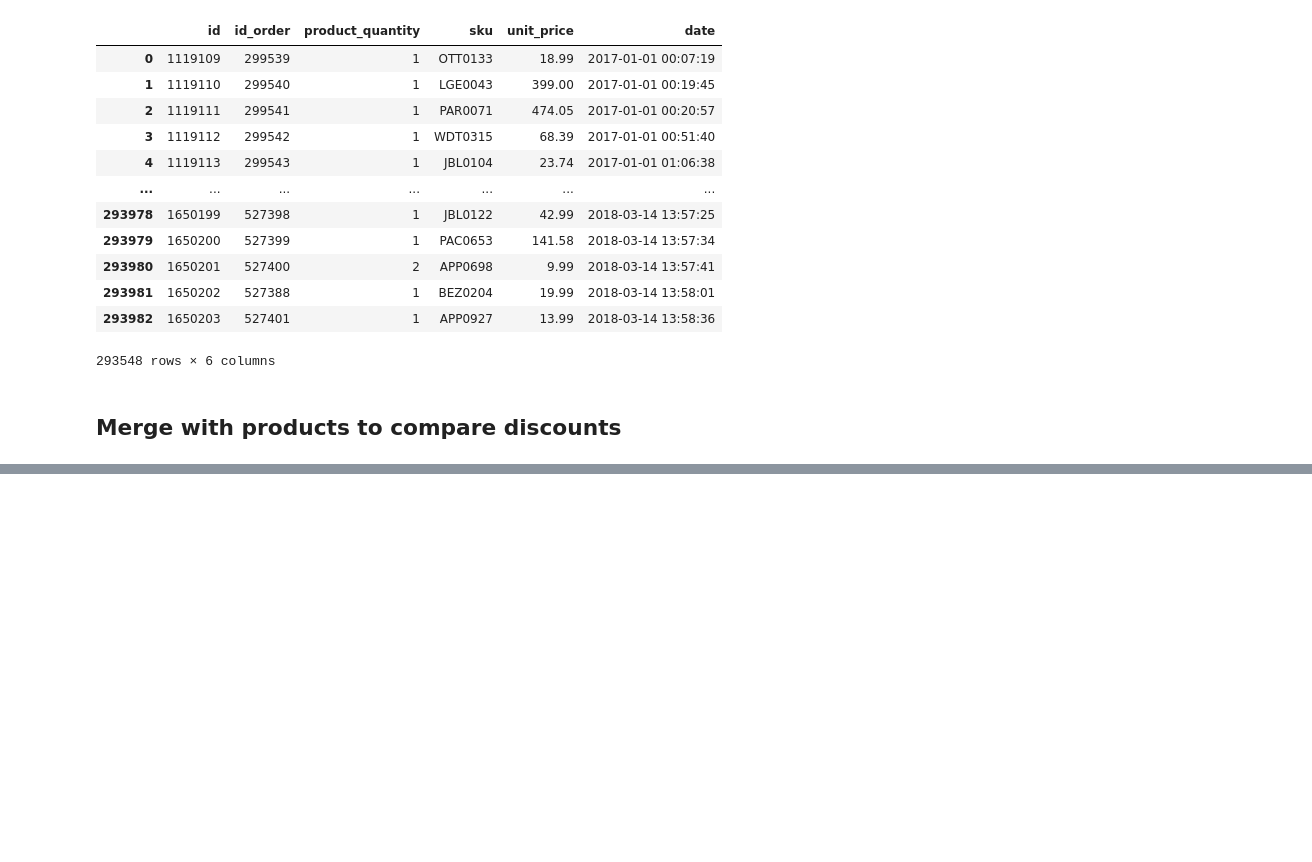
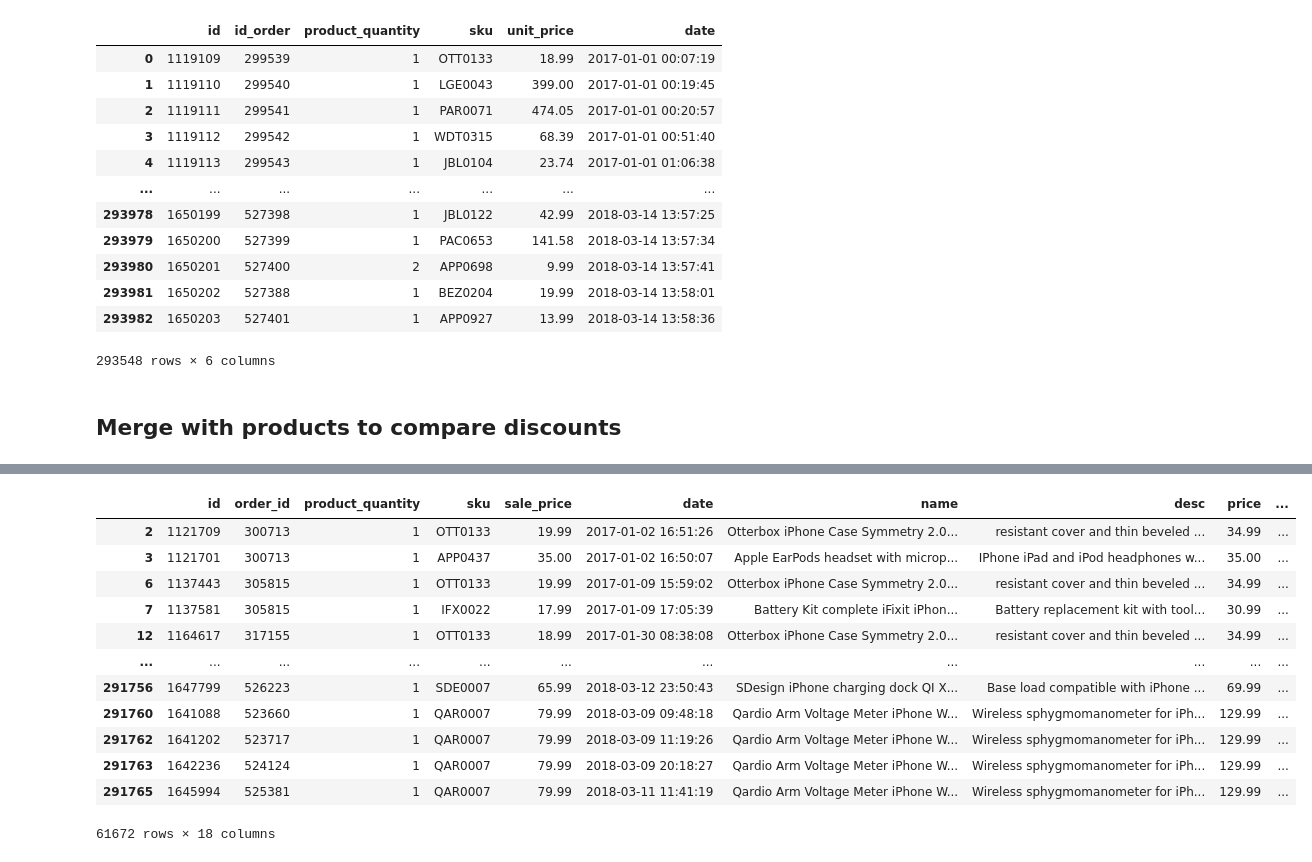
Before and after one commit to Donal-Flanagan/WBS_coding_school_data_science_bootcamp, a Jupyter notebook: python-project-2/3-data-cleaning-Donal.ipynb, the cells around one changed output, grey strips where cells are left out. Cells and saved outputs as stored; diff of their text form; code cells hidden in the pictures; blank space fills up the shorter version.

Commit message:
Finished cleaning the data

```diff
--- a/python-project-2/3-data-cleaning-Donal.ipynb
+++ b/python-project-2/3-data-cleaning-Donal.ipynb
@@ -19,6 +19,8 @@ orderlines['date'] = pd.to_datetime(orderlines['date'])
 # %% [markdown]
 ## Clean orders
 # %%
+orders = orders_original.copy()
+
 # Remove nan values
 orders_before = orders.shape[0]
 orders.dropna(inplace=True)
@@ -31,7 +33,7 @@ print(f'This represents {round(rows_removed_from_orders/orders_before*100, 2)}%
 
 # Remove 22213 order ids in orders that aren't in orderlines
 orders_before = orders.shape[0]
-orders = orders[orders.order_id.isin(orderlines.id_order)]
+orders = orders[orders.order_id.isin(orderlines_original.id_order)]
 orders_after = orders.shape[0]
 rows_removed_from_orders = orders_before - orders_after
 
@@ -175,6 +116,8 @@ products
 # %% [markdown]
 ## Clean orderlines
 # %%
+orderlines = orderlines_original.copy()
+
 # Remove 240 order ids in orderlines that aren't in orders
 orderlines_before = orderlines.shape[0]
 orderlines = orderlines[orderlines.id_order.isin(orders.order_id)].copy()
@@ -183,7 +126,6 @@ rows_removed_from_orderlines = orderlines_before - orderlines_after
 
 print(f'{rows_removed_from_orderlines} rows were removed from orderlines after removing unmatched order_ids')
 print(f'This represents {round(rows_removed_from_orderlines/orderlines_before*100, 2)}% of the data')
-
 
 # Drop the product_id column because it contains no info
 orderlines.drop('product_id', axis=1, inplace=True, errors='ignore')
@@ -203,8 +145,10 @@ orderlines = (orderlines
              )
 
 # Drop these corrupted orders
+print(f'{round(orderlines.loc[orderlines.unit_price==6.59].shape[0]/orderlines_after*100, 2)}% of the data have incorrect €6.59 values')
 orderlines = orderlines.loc[~(orderlines.unit_price==6.59)]
 
+# Save the data
 orderlines.to_csv(path + 'orderlines_clean.csv', index=False)
 
 orderlines
@@ -227,23 +172,10 @@ This represents 0.08% of the data
 # %% [markdown]
 ## Merge with products to compare discounts
 # %%
-sales_info = (
-orderlines
-    .merge(products, how='inner', on='sku')
-)
-
-def calculate_sales_discounts(df):
-    return (df
-            .assign(
-                sales_discount=round(df.price - df.unit_price, 2),
-                sales_discount_pc = round((df.price - df.unit_price)/df.price * 100, 2)
-            )
-           )
-
 def merge_brands(df):
     return (df
             .assign(short = lambda row: row['sku'].str[:3])
-            .merge(brands, on='short')
+            .merge(brands_original, on='short')
            )
 
 def rename_columns(df):
@@ -308,10 +240,13 @@ def assign_product_categories(df):
 
     return df
 
+sales_info = (
+orderlines
+    .merge(products, how='inner', on='sku')
+)
 
 sales_info = (sales_info
               .pipe(start_pipeline)
-              .pipe(calculate_sales_discounts)
               .pipe(merge_brands)
               .pipe(rename_columns)
               .pipe(merge_orders)
@@ -319,11 +254,5 @@ sales_info = (sales_info
               .pipe(assign_product_categories)
              )
 
-
-# Drop any order which are not completed to minimise corrupted data
-sales_info = sales_info.loc[sales_info.state=='Completed']
-
-sales_info.to_csv(path + 'sales_info_clean.csv', index=False)
-
 sales_info['category'].value_counts()
 # %% [output]
@@ -368,0 +374,16 @@ sales_info[sales_info['sales_discount_pc']>90].sort_values('sales_discount_pc').
+# %%
+sales_info
+# %% [output]
+|  | id | order_id | product_quantity | sku | sale_price | date | name | desc | price | ... |
+| 2 | 1121709 | 300713 | 1 | OTT0133 | 19.99 | 2017-01-02 16:51:26 | Otterbox iPhone Case Symmetry 2.0... | resistant cover and thin beveled ... | 34.99 | ... |
+| 3 | 1121701 | 300713 | 1 | APP0437 | 35.00 | 2017-01-02 16:50:07 | Apple EarPods headset with microp... | IPhone iPad and iPod headphones w... | 35.00 | ... |
+| 6 | 1137443 | 305815 | 1 | OTT0133 | 19.99 | 2017-01-09 15:59:02 | Otterbox iPhone Case Symmetry 2.0... | resistant cover and thin beveled ... | 34.99 | ... |
+| 7 | 1137581 | 305815 | 1 | IFX0022 | 17.99 | 2017-01-09 17:05:39 | Battery Kit complete iFixit iPhon... | Battery replacement kit with tool... | 30.99 | ... |
+| 12 | 1164617 | 317155 | 1 | OTT0133 | 18.99 | 2017-01-30 08:38:08 | Otterbox iPhone Case Symmetry 2.0... | resistant cover and thin beveled ... | 34.99 | ... |
+| ... | ... | ... | ... | ... | ... | ... | ... | ... | ... | ... |
+| 291756 | 1647799 | 526223 | 1 | SDE0007 | 65.99 | 2018-03-12 23:50:43 | SDesign iPhone charging dock QI X... | Base load compatible with iPhone ... | 69.99 | ... |
+| 291760 | 1641088 | 523660 | 1 | QAR0007 | 79.99 | 2018-03-09 09:48:18 | Qardio Arm Voltage Meter iPhone W... | Wireless sphygmomanometer for iPh... | 129.99 | ... |
+| 291762 | 1641202 | 523717 | 1 | QAR0007 | 79.99 | 2018-03-09 11:19:26 | Qardio Arm Voltage Meter iPhone W... | Wireless sphygmomanometer for iPh... | 129.99 | ... |
+| 291763 | 1642236 | 524124 | 1 | QAR0007 | 79.99 | 2018-03-09 20:18:27 | Qardio Arm Voltage Meter iPhone W... | Wireless sphygmomanometer for iPh... | 129.99 | ... |
+| 291765 | 1645994 | 525381 | 1 | QAR0007 | 79.99 | 2018-03-11 11:41:19 | Qardio Arm Voltage Meter iPhone W... | Wireless sphygmomanometer for iPh... | 129.99 | ... |
+61672 rows × 18 columns
```
Also changed, not shown: parts of 6 cells of this notebook.
